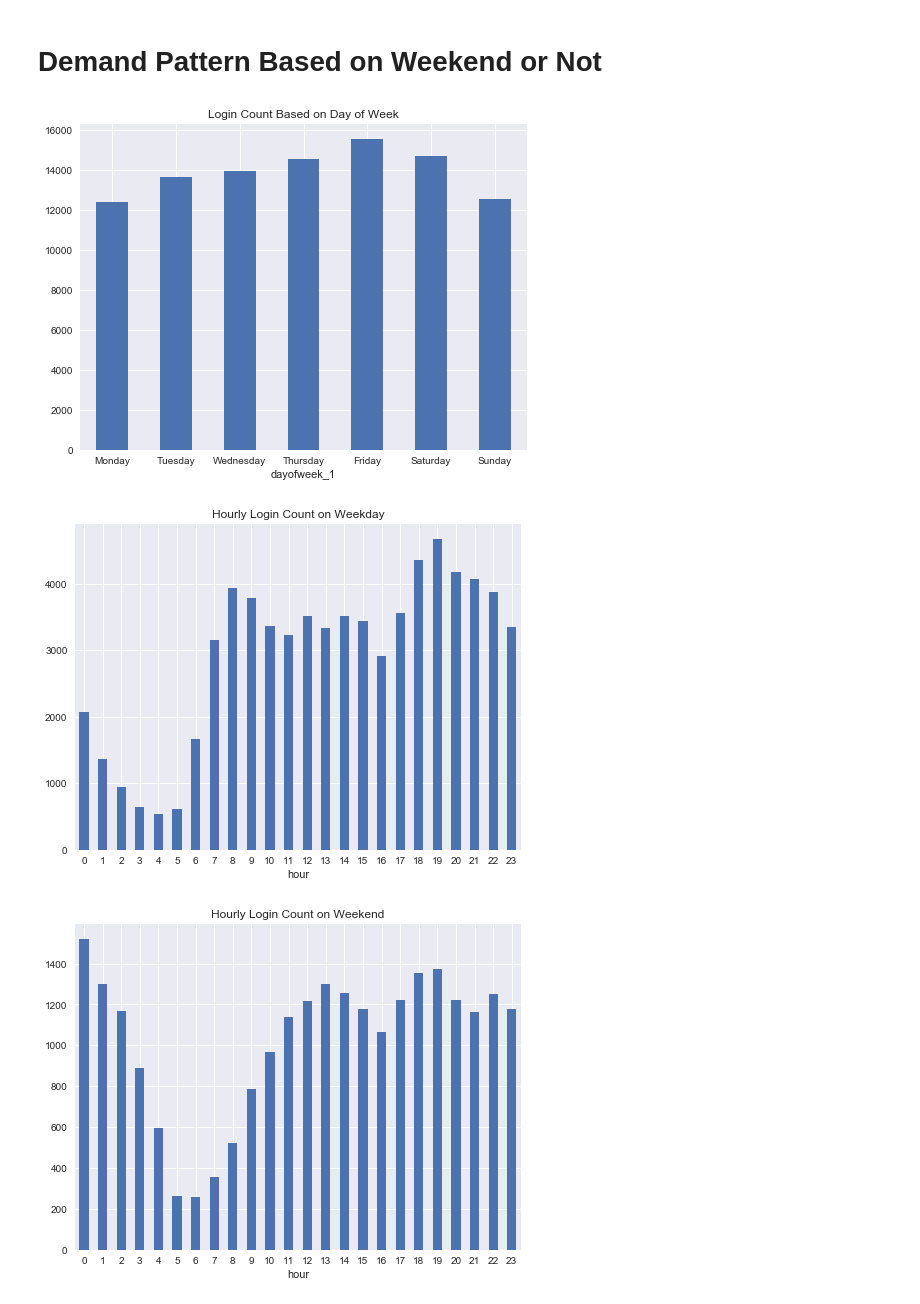
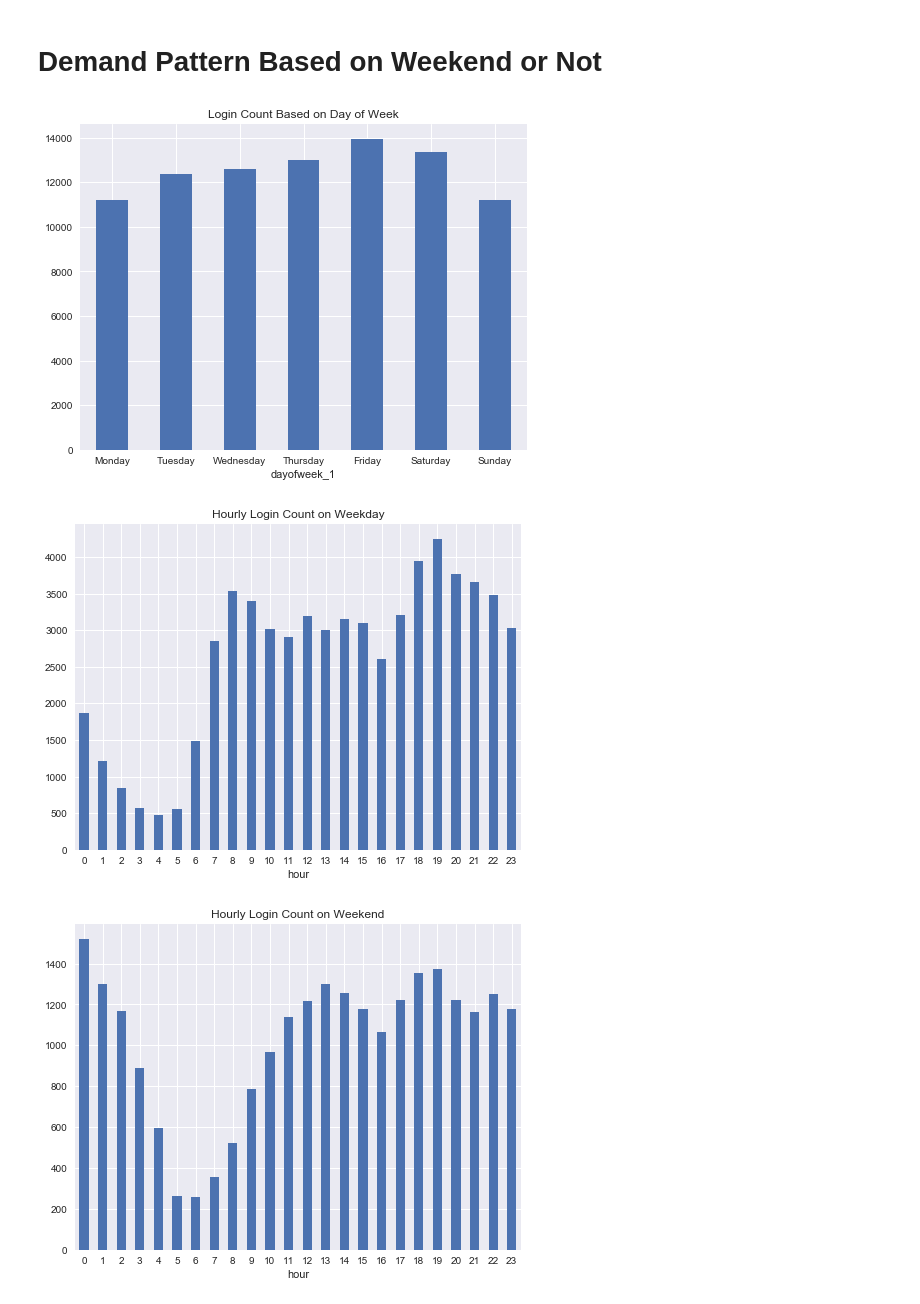
Before and after one commit to LihuaM/Ride-Sharing-Case-Study, a Jupyter notebook: Ride_Sharing_EDA.ipynb, the cells around one changed output. Drawn from its saved outputs; the diff is of its cells as text; code cells hidden in the pictures.

```diff
--- a/Ride_Sharing_EDA.ipynb
+++ b/Ride_Sharing_EDA.ipynb
@@ -169,20 +169,20 @@ for index, month in enumerate(df_new.month.unique()):
 # Demand Pattern Based on Weekend or Not
 # %%
 # Thursday, Friday and Saturday have higher demand while Monday and Sunday have lower demand.
-df_dayofweek= df.groupby('dayofweek_1').login_time_count.sum()
-df_dayofweek.reindex(['Monday', 'Tuesday', 'Wednesday', 'Thursday', 'Friday','Saturday', 'Sunday']).\
+df_new_dayofweek= df_new.groupby('dayofweek_1').login_time_count.sum()
+df_new_dayofweek.reindex(['Monday', 'Tuesday', 'Wednesday', 'Thursday', 'Friday','Saturday', 'Sunday']).\
 plot('bar',rot=0)
 plt.title('Login Count Based on Day of Week')
 plt.show()
 # %% [output]
-[figure, old version]
+[figure, new version]
 # %%
 # If it's weekday, the higher demand time is from 6pm to 10pm.
-df[df.weekend == 0].groupby('hour').login_time_count.sum().plot('bar', rot=0)
+df_new[df_new.weekend == 0].groupby('hour').login_time_count.sum().plot('bar', rot=0)
 plt.title('Hourly Login Count on Weekday')
 plt.show()
 # %% [output]
-[figure, old version]
+[figure, new version]
 # %%
 # If it's weekend, the higher demand time is from 6pm to 2am.
 df_new[df_new.weekend == 1].groupby('hour').login_time_count.sum().plot('bar', rot=0)
```
Also changed, not shown: 1 other file.
